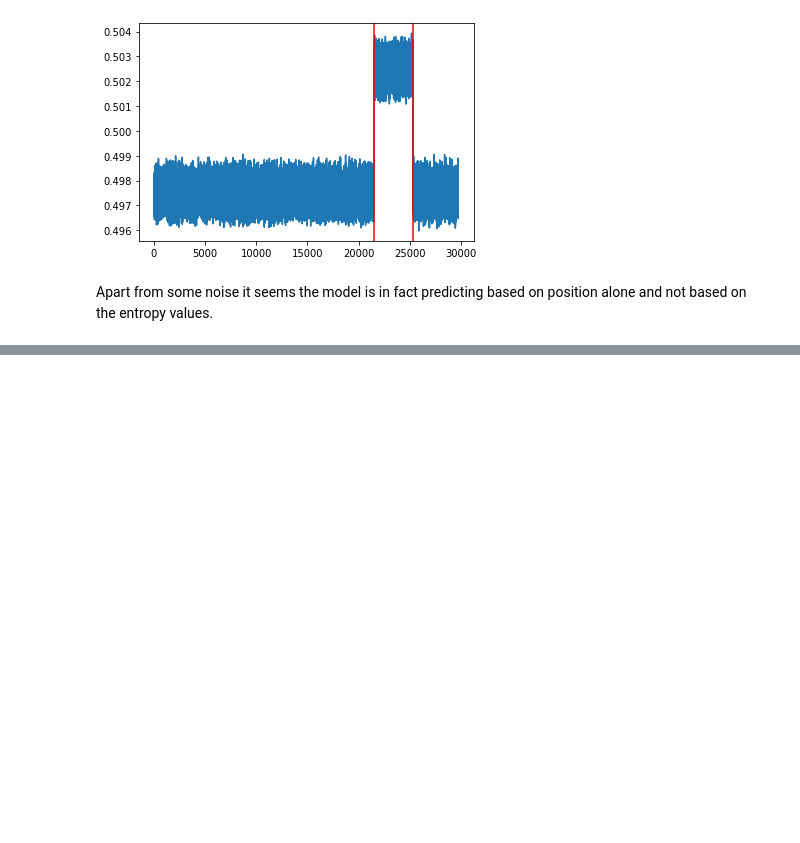
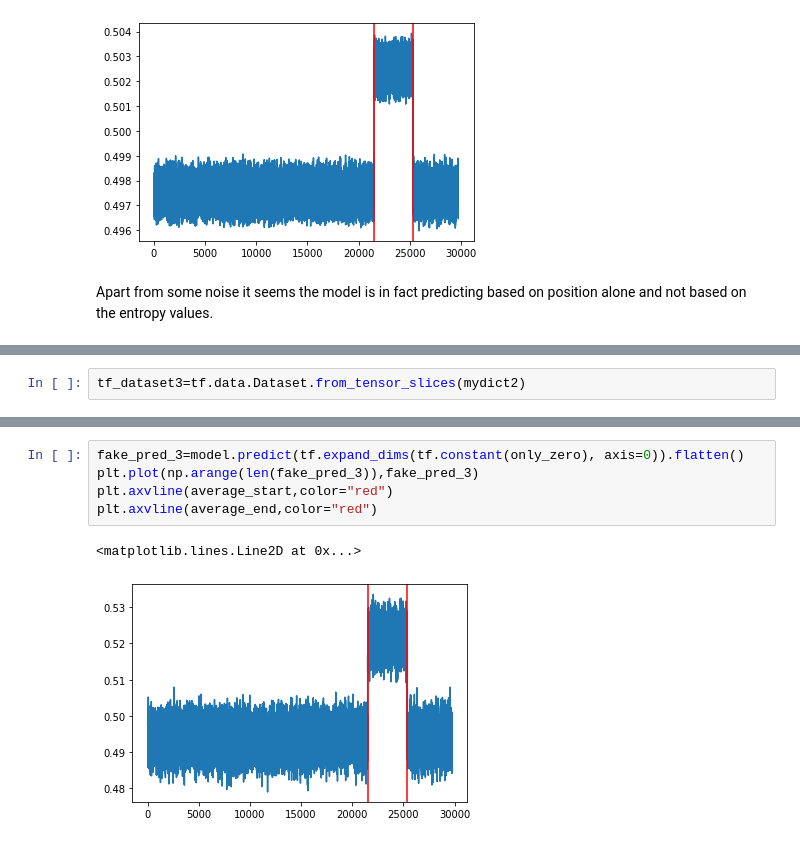
Before and after one commit to Luk13Mad/dnasr_demo, a Jupyter notebook: dnasr_demo_1.ipynb, the cells around one changed output, grey strips where cells are left out. Cells and saved outputs as stored; diff of their text form; blank space fills up the shorter version.

```diff
--- a/dnasr_demo_1.ipynb
+++ b/dnasr_demo_1.ipynb
@@ -333,0 +356,2 @@ Maybe a combination of Model 1 and Model 2 will lead to better results.
+# %%
+tf_dataset3=tf.data.Dataset.from_tensor_slices(mydict2)
@@ -333,0 +441,8 @@ Maybe a combination of Model 1 and Model 2 will lead to better results.
+# %%
+fake_pred_3=model.predict(tf.expand_dims(tf.constant(only_zero), axis=0)).flatten()
+plt.plot(np.arange(len(fake_pred_3)),fake_pred_3)
+plt.axvline(average_start,color="red")
+plt.axvline(average_end,color="red")
+# %% [output]
+<matplotlib.lines.Line2D at 0x...>
+[figure, added]
```
Also changed, not shown: parts of 13 cells of this notebook.
